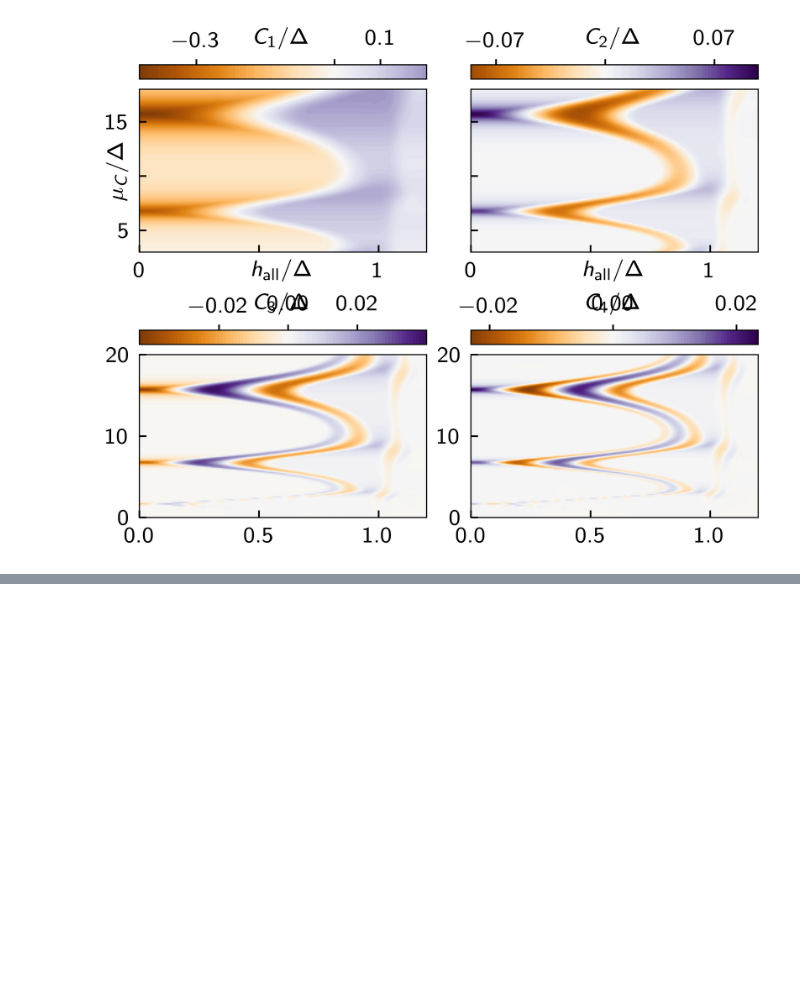
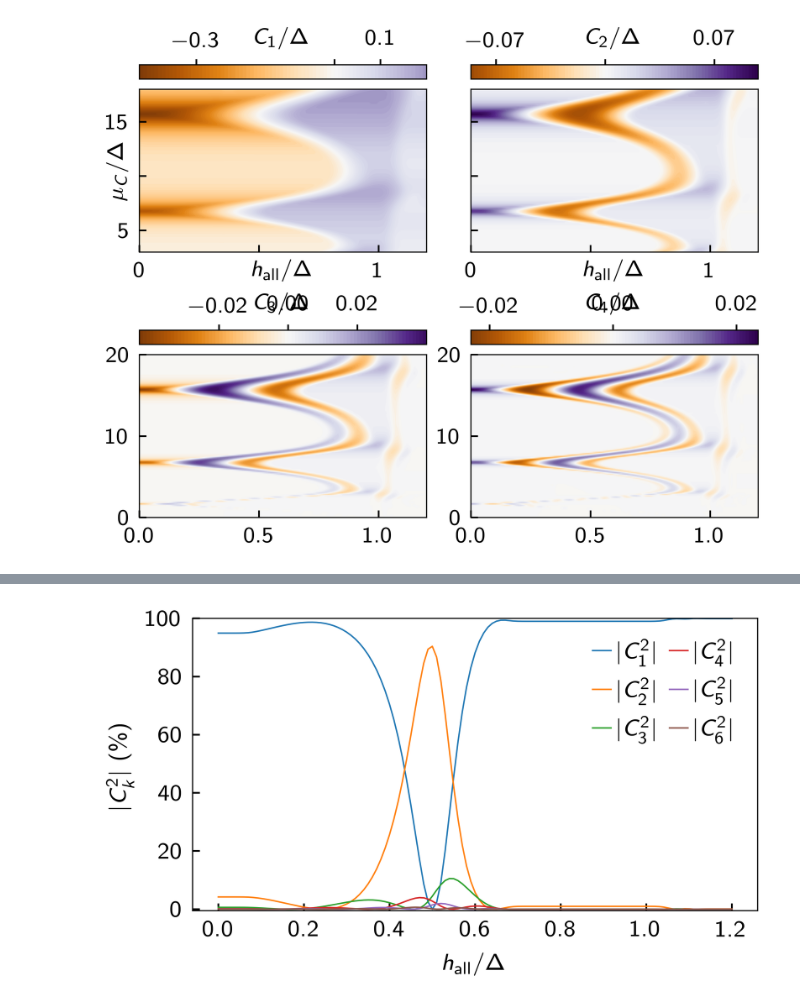
Before and after one commit to maiani/fhj_cpr, a Jupyter notebook: paper_figures/Fig2-3/Fig3.ipynb, the cells around one changed output, grey strips where cells are left out. Saved outputs shown, nothing was run; the diff lists cells and outputs as text; code cells hidden in the pictures; blank space fills up the shorter version.

```diff
--- a/paper_figures/Fig2-3/Fig3.ipynb
+++ b/paper_figures/Fig2-3/Fig3.ipynb
@@ -600,0 +607,22 @@ ax.set_ylim(-0.05, 0.05)
+# %%
+den = np.sqrt(np.sum(cF_k[:, b_coord, 1:]**2, axis=-1))
+
+fig, ax = plt.subplots()
+
+for i in range(1, 7):
+    ax.plot(
+        a[:, b_coord] / a_scale,
+        cF_k[:, b_coord, i]**2 / den**2 * 100,
+        '-',
+        label=rf'$|C_{i}^2|$'
+    )
+
+ax.legend(ncol=2)
+ax.set_ylim(-0.5, 100)
+ax.set_ylabel(r"$|C_k^2|$ (\%)")
+ax.set_xlabel(a_label)
+
+fig.tight_layout()
+fig.savefig("harmonic_content.pdf")
+# %% [output]
+[figure, added]
```
Also changed, not shown: parts of 2 cells of this notebook, 26 other files.
